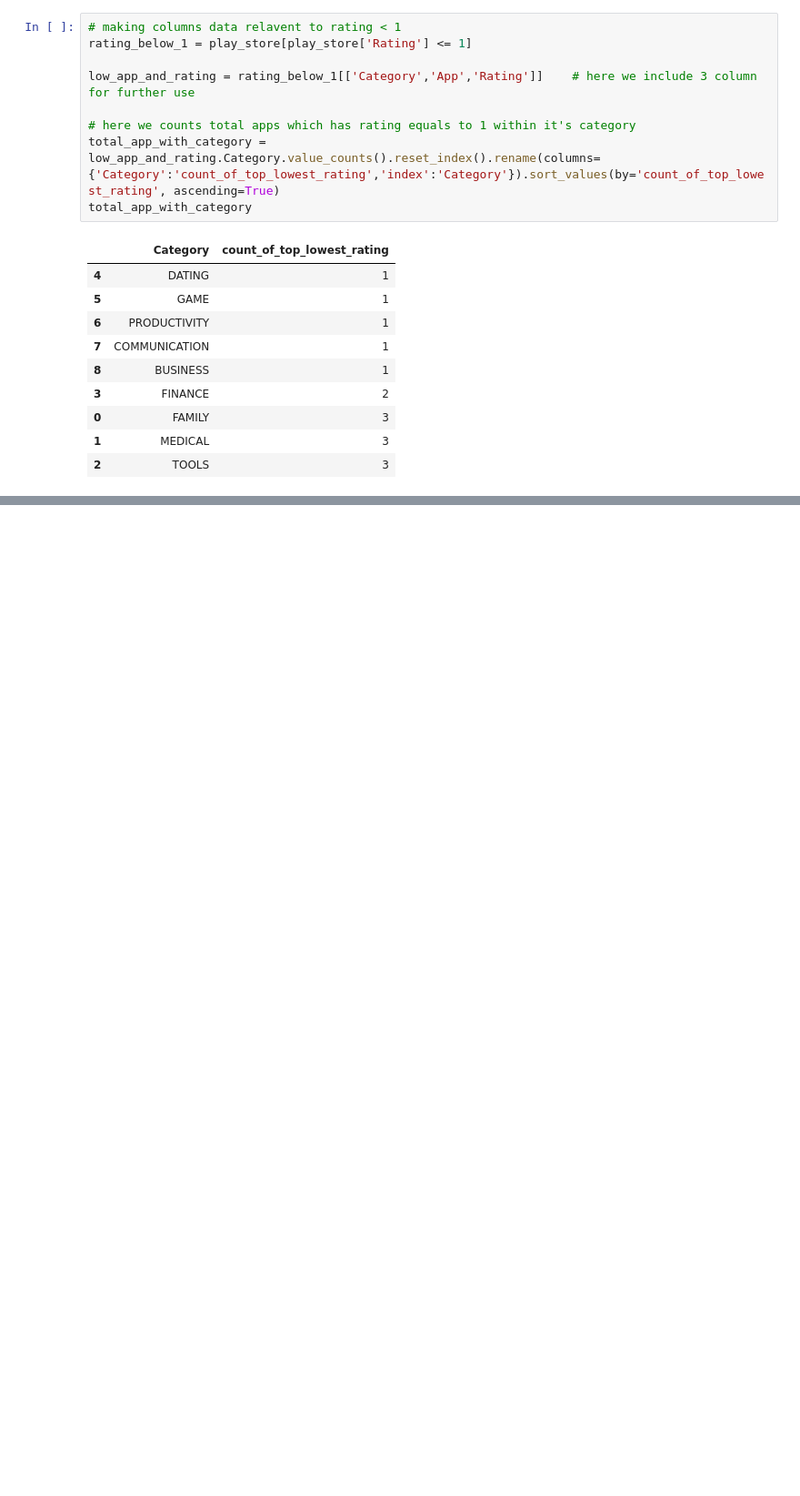
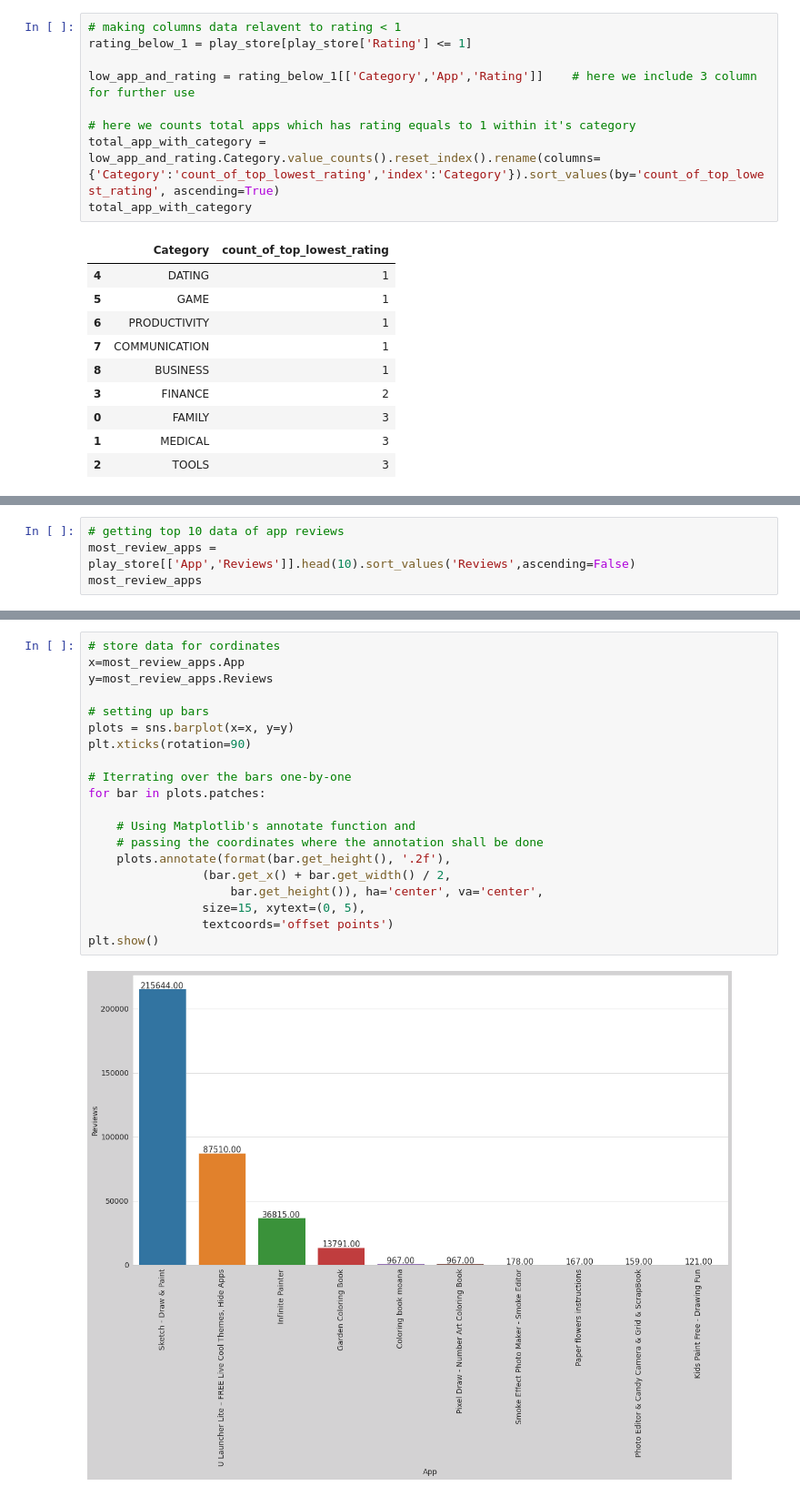
Before and after one commit to kuldip-datascience/Play_store_eda, a Jupyter notebook: Kuldip_parmar.ipynb, the cells around one changed output, grey strips where cells are left out. Shown at 91% size. Saved outputs shown, nothing was run; the diff lists cells and outputs as text; blank space fills up the shorter version.

```diff
--- a/Kuldip_parmar.ipynb
+++ b/Kuldip_parmar.ipynb
@@ -878,0 +1013,4 @@ plt.show()
+# %%
+# getting top 10 data of app reviews
+most_review_apps = play_store[['App','Reviews']].head(10).sort_values('Reviews',ascending=False)
+most_review_apps
@@ -878,0 +1029,22 @@ plt.show()
+# %%
+# store data for cordinates
+x=most_review_apps.App
+y=most_review_apps.Reviews
+
+# setting up bars
+plots = sns.barplot(x=x, y=y)
+plt.xticks(rotation=90)
+
+# Iterrating over the bars one-by-one
+for bar in plots.patches:
+
+	# Using Matplotlib's annotate function and
+	# passing the coordinates where the annotation shall be done
+	plots.annotate(format(bar.get_height(), '.2f'),
+				(bar.get_x() + bar.get_width() / 2,
+					bar.get_height()), ha='center', va='center',
+				size=15, xytext=(0, 5),
+				textcoords='offset points')
+plt.show()
+# %% [output]
+[figure, added]
```
Also changed, not shown: parts of 20 cells of this notebook.
